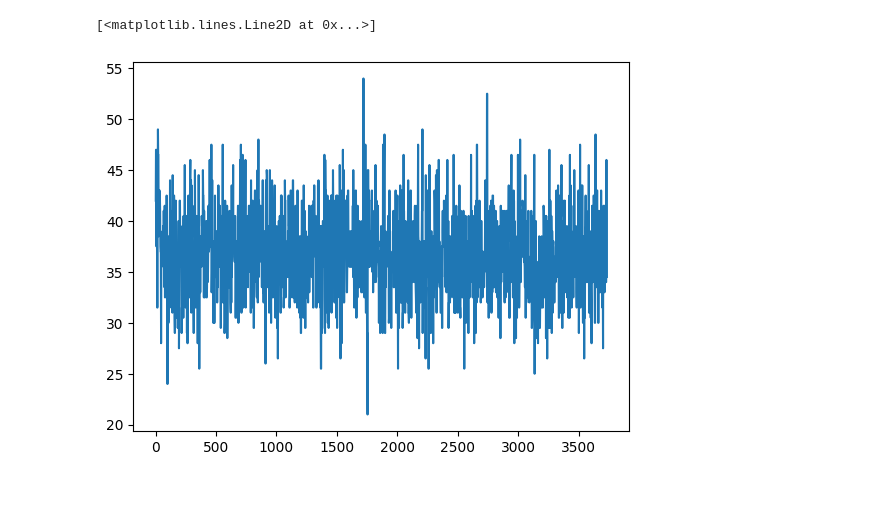
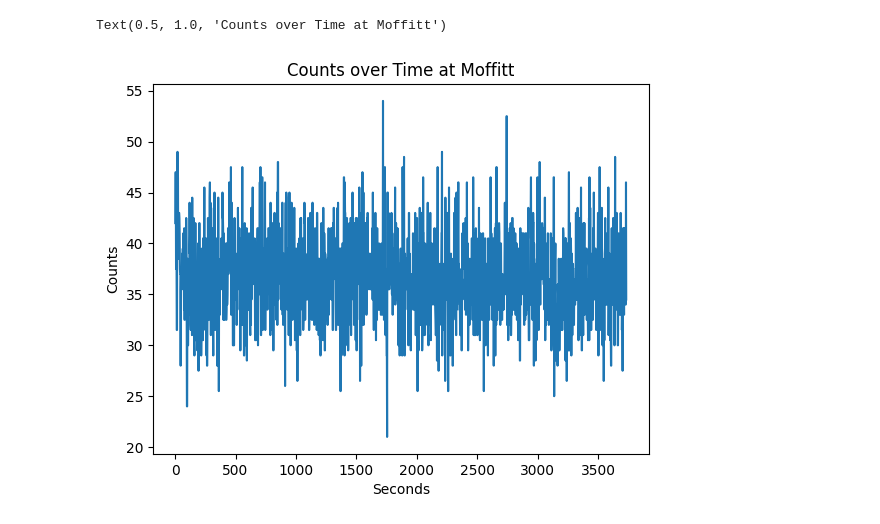
Before and after one commit to Gish-Sky/E11_LabWork, a Jupyter notebook: final_project.ipynb, the cells around one changed output. Drawn from its saved outputs; the diff is of its cells as text; code cells hidden in the pictures; blank space fills up the shorter version.

```diff
--- a/final_project.ipynb
+++ b/final_project.ipynb
@@ -19,8 +19,11 @@ waywest_counts = waywest['counts']
 moffitt['Time'] = moffitt['Time']-moffitt['Time'].iloc[0]
 moffitt = moffitt.iloc[1:, :]
 moffitt_counts = moffitt['counts']
-# %%
-plt.plot(moffitt['Time'], moffitt_counts)
-# %% [output]
-[<matplotlib.lines.Line2D at 0x...>]
-[figure, removed]
+# %%
+plt.plot(moffitt['Time'], moffitt_counts)
+plt.xlabel("Seconds")
+plt.ylabel("Counts")
+plt.title("Counts over Time at Moffitt")
+# %% [output]
+Text(0.5, 1.0, 'Counts over Time at Moffitt')
+[figure, added]
```
